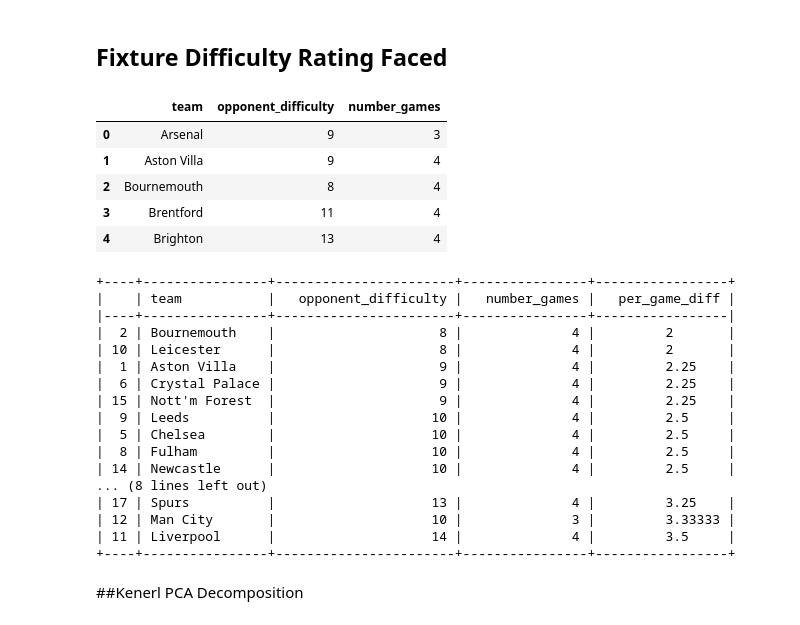
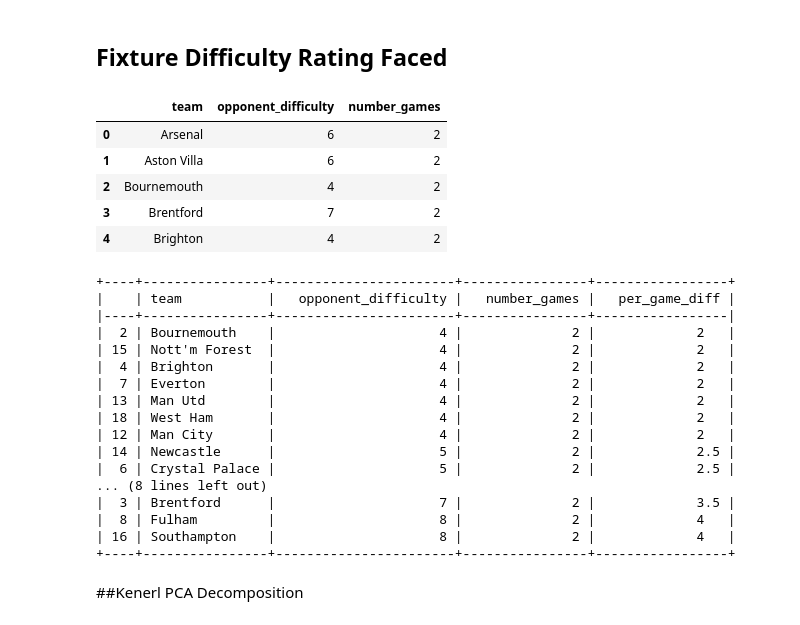
Before and after one commit to SitwalaM/fpl, a Jupyter notebook: notebooks/fpl_eda.ipynb, the cells around one changed output. Cells and saved outputs as stored; diff of their text form; code cells hidden in the pictures.

```diff
--- a/notebooks/fpl_eda.ipynb
+++ b/notebooks/fpl_eda.ipynb
@@ -161,18 +167,18 @@ plt.savefig("../images/volatility.png")
 # %%
 
 # use the difficulty methods to get opponent difficulty for next four fixtures
 from difficulty import team_difficulty
 gameweek = get_current_gameweek()
-diff_df = team_difficulty(gameweek+1,gameweek+4)
+diff_df = team_difficulty(gameweek+2,gameweek+3)
 diff_df = diff_df["totals"]
 diff_df.head()
 # %% [output]
 |  | team | opponent_difficulty | number_games |
-| 0 | Arsenal | 9 | 3 |
-| 1 | Aston Villa | 9 | 4 |
-| 2 | Bournemouth | 8 | 4 |
-| 3 | Brentford | 11 | 4 |
-| 4 | Brighton | 13 | 4 |
+| 0 | Arsenal | 6 | 2 |
+| 1 | Aston Villa | 6 | 2 |
+| 2 | Bournemouth | 4 | 2 |
+| 3 | Brentford | 7 | 2 |
+| 4 | Brighton | 4 | 2 |
 # %%
 # add a per game column because of teams blanking (lesss fixtures)
 diff_df["per_game_diff"] = diff_df.opponent_difficulty/diff_df.number_games
@@ -184,19 +190,19 @@ print(tabulate(diff_df, headers='keys', tablefmt='psql'))
 +----+----------------+-----------------------+----------------+-----------------+
 |    | team           |   opponent_difficulty |   number_games |   per_game_diff |
 |----+----------------+-----------------------+----------------+-----------------|
-|  2 | Bournemouth    |                     8 |              4 |         2       |
-| 10 | Leicester      |                     8 |              4 |         2       |
-|  1 | Aston Villa    |                     9 |              4 |         2.25    |
-|  6 | Crystal Palace |                     9 |              4 |         2.25    |
-| 15 | Nott'm Forest  |                     9 |              4 |         2.25    |
-|  9 | Leeds          |                    10 |              4 |         2.5     |
-|  5 | Chelsea        |                    10 |              4 |         2.5     |
-|  8 | Fulham         |                    10 |              4 |         2.5     |
-| 14 | Newcastle      |                    10 |              4 |         2.5     |
+|  2 | Bournemouth    |                     4 |              2 |             2   |
+| 15 | Nott'm Forest  |                     4 |              2 |             2   |
+|  4 | Brighton       |                     4 |              2 |             2   |
+|  7 | Everton        |                     4 |              2 |             2   |
+| 13 | Man Utd        |                     4 |              2 |             2   |
+| 18 | West Ham       |                     4 |              2 |             2   |
+| 12 | Man City       |                     4 |              2 |             2   |
+| 14 | Newcastle      |                     5 |              2 |             2.5 |
+|  6 | Crystal Palace |                     5 |              2 |             2.5 |
 ... (8 lines left out)
-| 17 | Spurs          |                    13 |              4 |         3.25    |
-| 12 | Man City       |                    10 |              3 |         3.33333 |
-| 11 | Liverpool      |                    14 |              4 |         3.5     |
+|  3 | Brentford      |                     7 |              2 |             3.5 |
+|  8 | Fulham         |                     8 |              2 |             4   |
+| 16 | Southampton    |                     8 |              2 |             4   |
 +----+----------------+-----------------------+----------------+-----------------+
 # %% [markdown]
 ##Kenerl PCA Decomposition
```
Also changed, not shown: parts of 14 cells of this notebook, 8 other files.
